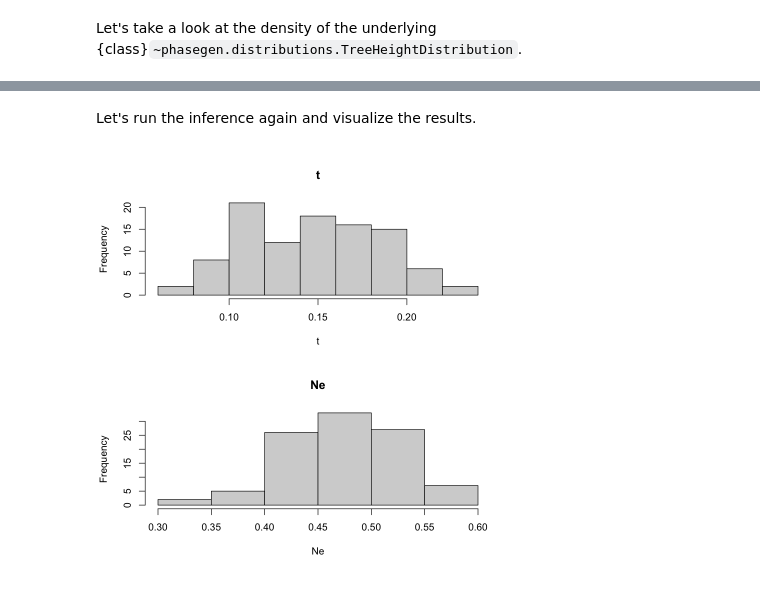
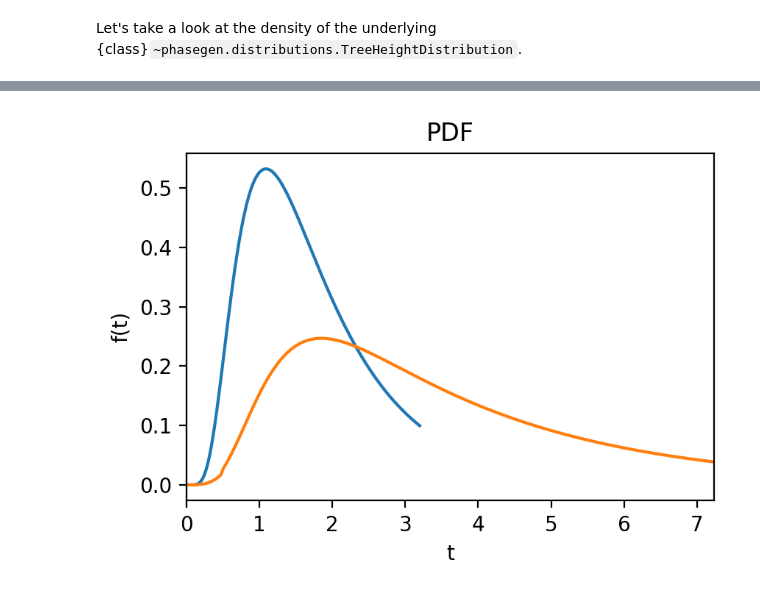
Before and after one commit to Sendrowski/PhaseGen, a Jupyter notebook: docs/reference/R/quickstart.ipynb, the cells around one changed output, grey strips where cells are left out. Drawn from its saved outputs; the diff is of its cells as text; code cells hidden in the pictures.

```diff
--- a/docs/reference/R/quickstart.ipynb
+++ b/docs/reference/R/quickstart.ipynb
@@ -198,2 +95,0 @@ inf = pg$Inference(
-# %% [markdown]
-Let's run the inference again and visualize the results.
@@ -202,6 +96,4 @@ inf$run()
-# %%
-par(mfrow = c(2, 1))
-hist(inf$bootstraps$t, xlab = 't', main = 't')
-hist(inf$bootstraps$Ne, xlab = 'Ne', main = 'Ne')
-# %% [output]
-[figure, removed]
+# %%
+render(coal$tree_height$pdf)
+# %% [output]
+[figure, added]
```
Also changed, not shown: parts of 60 cells of this notebook.
